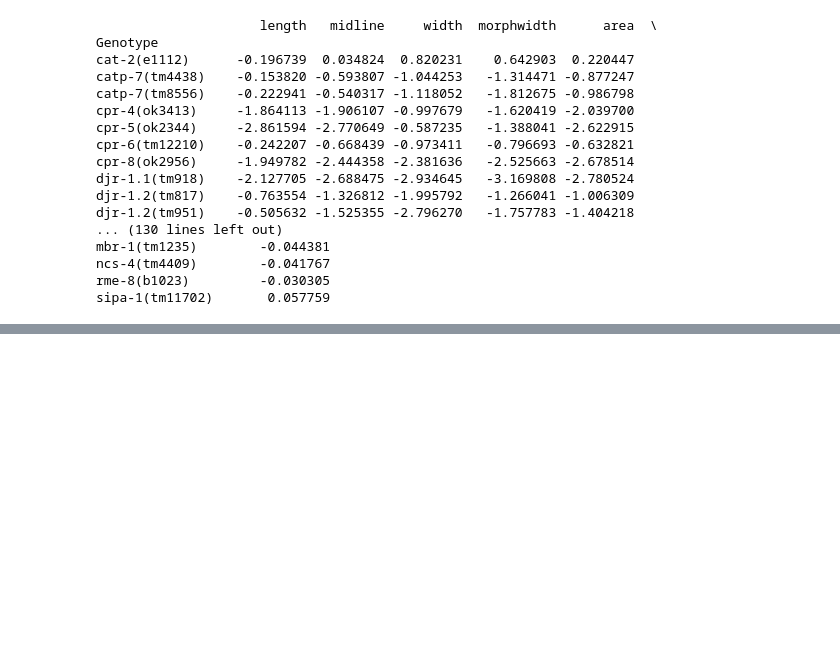
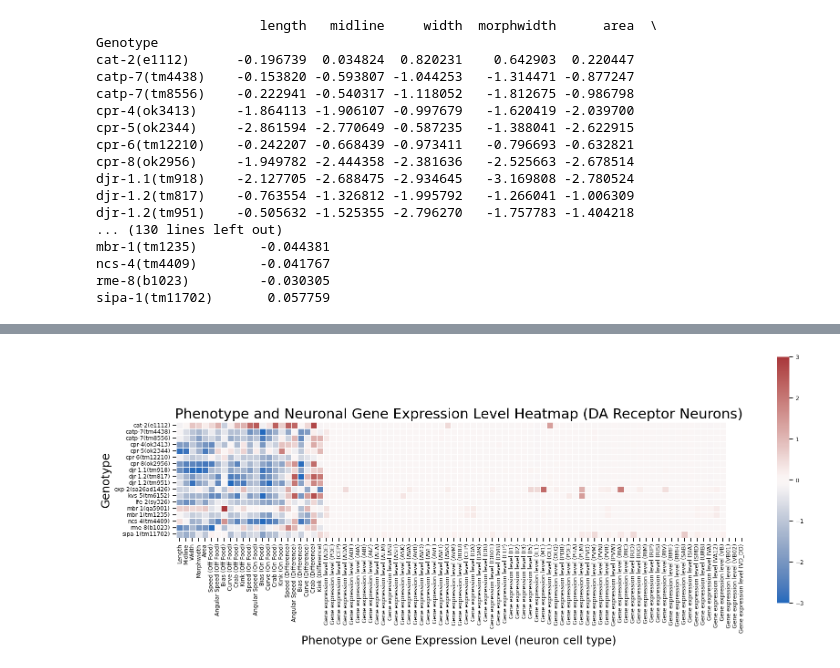
Before and after one commit to JosephLiangUBC/Joseph-Jupyter-Notebooks, a Jupyter notebook: Chris/Chris_CombiningGeneExpressionAndPhenotypeData.ipynb, the cells around one changed output, grey strips where cells are left out. Saved outputs shown, nothing was run; the diff lists cells and outputs as text; code cells hidden in the pictures; blank space fills up the shorter version.

```diff
--- a/Chris/Chris_CombiningGeneExpressionAndPhenotypeData.ipynb
+++ b/Chris/Chris_CombiningGeneExpressionAndPhenotypeData.ipynb
@@ -195,0 +636,54 @@ print(scaler.transform([[2, 2]]))
+# %%
+sns.set_context('notebook')
+plt.figure(figsize = (20,14))
+plt.rc('xtick', labelsize = 9)
+plt.rc('ytick', labelsize = 9)
+ax = sns.heatmap(data = MergedDAReceptorNeurons_df,
+                 annot = False,
+                 linewidth = 0.5,
+                 square = True,
+                 cmap = "vlag",
+                 center = 0,
+                 vmax = 3,
+                 vmin = -3,
+                 # xticklabels = 1,
+                 xticklabels = ['Length', 'Midline', 'Width', 'Morphwidth', 'Area',
+                                'Speed (Off Food)', 'Angular Speed (Off Food)', 'Bias (Off Food)',
+                                'Curve (Off Food)', 'Crab (Off Food)', 'Kink (Off Food)',
+                                'Speed (On Food)', 'Angular Speed (On Food)', 'Bias (On Food)',
+                                'Curve (On Food)', 'Crab (On Food)', 'Kink (On Food)',
+                                'Speed (Difference)', 'Angular Speed (Difference)', 'Bias (Difference)',
+                                'Curve (Difference)', 'Crab (Difference)', 'Kink (Difference)', 'Gene expression level (ADE)', 'Gene expression level (PDE)', 'Gene expression level (CEP)',
+ 'Gene expression level (ADA)', 'Gene expression level (ADF)', 'Gene expression level (AIA)',
+ 'Gene expression level (AIB)', 'Gene expression level (AIZ)', 'Gene expression level (ALA)',
+ 'Gene expression level (ALM)', 'Gene expression level (AS)', 'Gene expression level (ASH)',
+ 'Gene expression level (ASK)', 'Gene expression level (AVA)', 'Gene expression level (AVB)',
+ 'Gene expression level (AVD)', 'Gene expression level (AVE)', 'Gene expression level (AVF)',
+ 'Gene expression level (AVH)', 'Gene expression level (AVK)', 'Gene expression level (AVM)',
+ 'Gene expression level (BDU)', 'Gene expression level (CEP)', 'Gene expression level (DA)',
+ 'Gene expression level (DA9)', 'Gene expression level (DB)', 'Gene expression level (DB01)',
+ 'Gene expression level (DVB)', 'Gene expression level (FLP)', 'Gene expression level (I1)',
+ 'Gene expression level (I2)', 'Gene expression level (I3)', 'Gene expression level (I5)',
+ 'Gene expression level (IL1)', 'Gene expression level (M1)', 'Gene expression level (OLL)',
+ 'Gene expression level (OLQ)', 'Gene expression level (PDB)', 'Gene expression level (PDE)',
+ 'Gene expression level (PHA)', 'Gene expression level (PLM)', 'Gene expression level (PVD)',
+ 'Gene expression level (PVM)', 'Gene expression level (PVN)', 'Gene expression level (PVR)',
+ 'Gene expression level (PVW)', 'Gene expression level (RIA)', 'Gene expression level (RIC)',
+ 'Gene expression level (RID)', 'Gene expression level (RIG)', 'Gene expression level (RIM)',
+ 'Gene expression level (RIP)', 'Gene expression level (RIS)', 'Gene expression level (RIV)',
+ 'Gene expression level (RMF)', 'Gene expression level (RMH)', 'Gene expression level (SAB)',
+ 'Gene expression level (SIA)', 'Gene expression level (SMD)', 'Gene expression level (URB)',
+ 'Gene expression level (VA)', 'Gene expression level (VA12)', 'Gene expression level (VB)',
+ 'Gene expression level (VB01)', 'Gene expression level (VB02)', 'Gene expression level (VD_DD)'],
+                 yticklabels = 1,
+                 cbar_kws = {"shrink": .5,
+                             # "label": "Normalized Behaviour Score"
+                            })
+ax.set_ylabel('Genotype', fontsize = 18)
+ax.set_xlabel('Phenotype or Gene Expression Level (neuron cell type)', fontsize = 18)
+ax.set_title('Phenotype and Neuronal Gene Expression Level Heatmap (DA Receptor Neurons)', fontsize = 22)
+# plt.savefig('BehaviourScore_GENE_normalized2_square.jpg', format='jpg', dpi=450, bbox_inches = "tight")
+plt.savefig('MergedDAReceptorNeurons_heatmap_normalized_square.jpg', format = 'jpg', dpi = 450, bbox_inches = "tight")
+plt.show()
+# %% [output]
+[figure, added]
```
Also changed, not shown: parts of 28 cells of this notebook.
